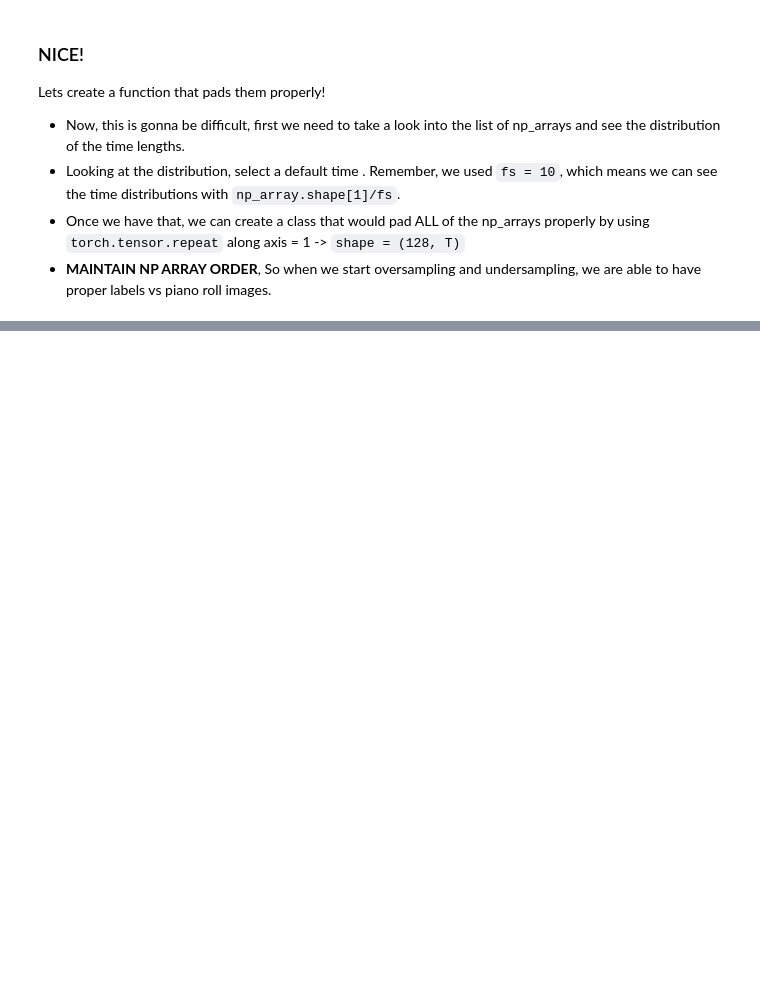
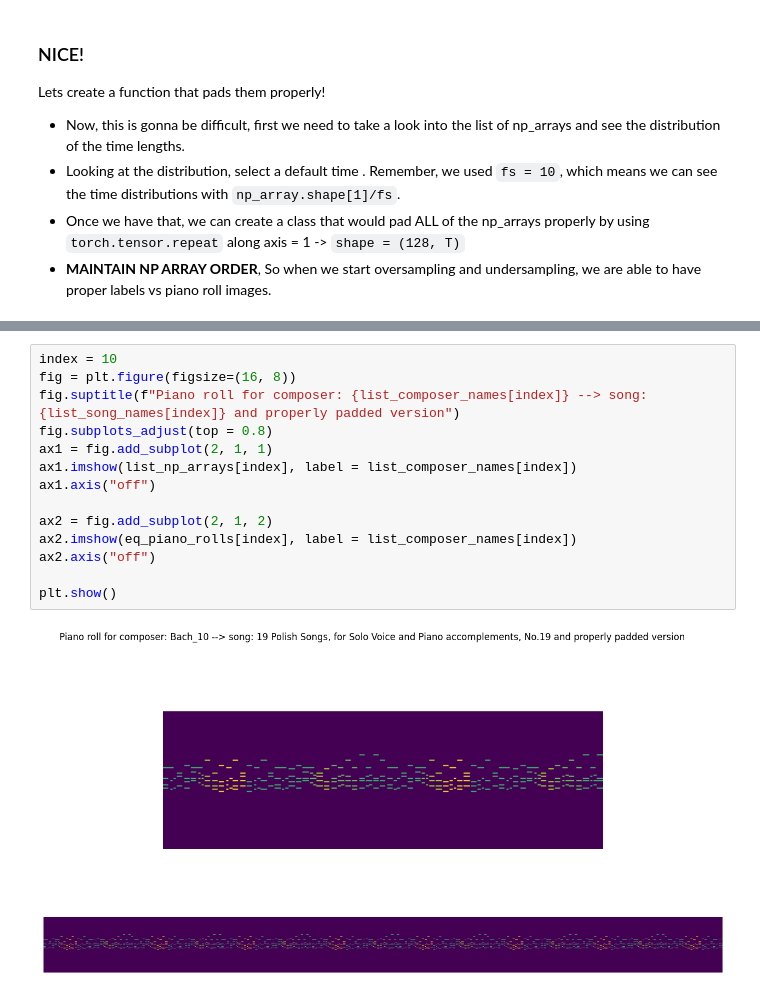
Before and after one commit to Giant-Leap-ai/MSAAI-511-group-4, a Jupyter notebook: notebooks/dataset_dataloader.ipynb, the cells around one changed output, grey strips where cells are left out. Drawn from its saved outputs; the diff is of its cells as text; blank space fills up the shorter version.

```diff
--- a/notebooks/dataset_dataloader.ipynb
+++ b/notebooks/dataset_dataloader.ipynb
@@ -325,0 +380,16 @@ torch.Size([128, 106930])
+# %%
+index = 10
+fig = plt.figure(figsize=(16, 8))
+fig.suptitle(f"Piano roll for composer: {list_composer_names[index]} --> song: {list_song_names[index]} and properly padded version")
+fig.subplots_adjust(top = 0.8)
+ax1 = fig.add_subplot(2, 1, 1)
+ax1.imshow(list_np_arrays[index], label = list_composer_names[index])
+ax1.axis("off")
+
+ax2 = fig.add_subplot(2, 1, 2)
+ax2.imshow(eq_piano_rolls[index], label = list_composer_names[index])
+ax2.axis("off")
+
+plt.show()
+# %% [output]
+[figure, added]
```
Also changed, not shown: parts of 11 cells of this notebook.
